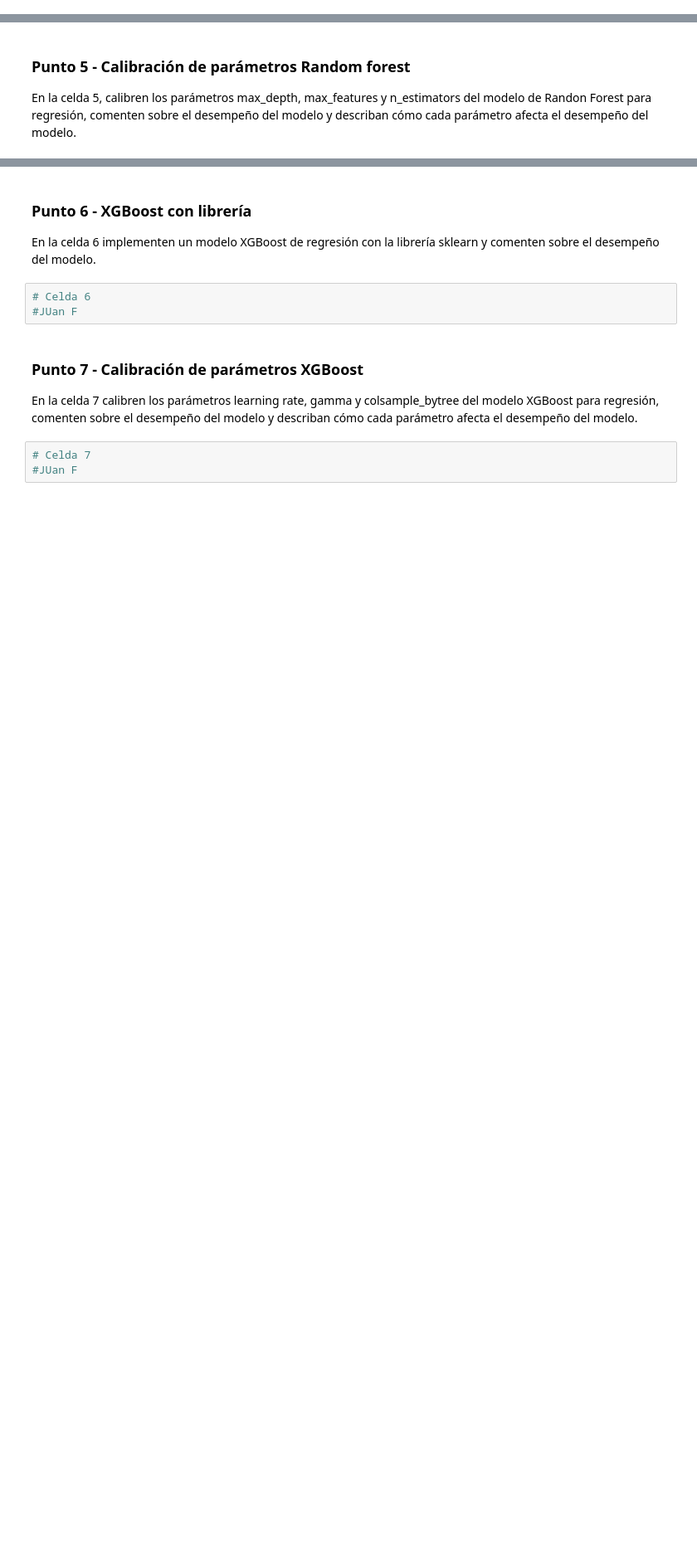
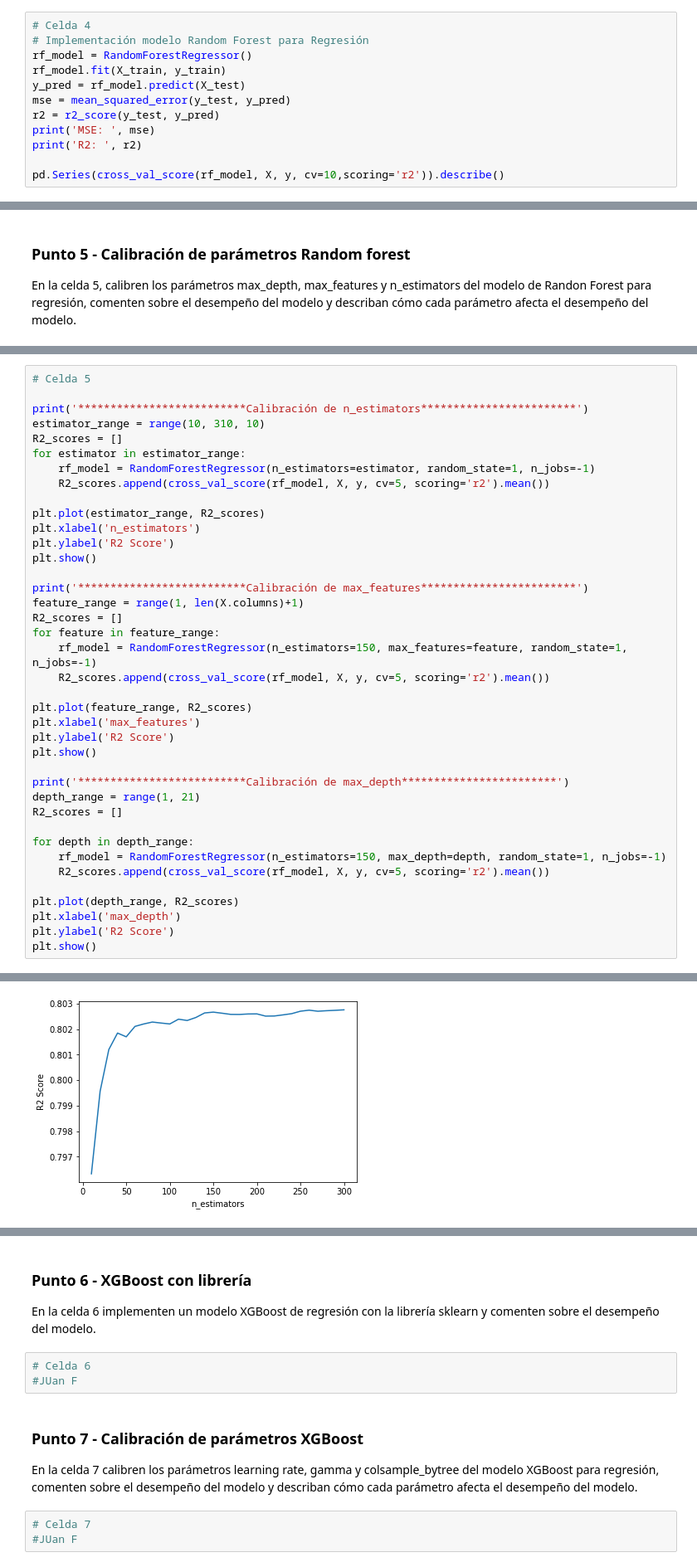
Before and after one commit to elkindavid/Machine-Learning, a Jupyter notebook: Week 2/S2TC1_RandomForests_Boosting.ipynb, the cells around one changed output, grey strips where cells are left out. Shown at 83% size. Drawn from its saved outputs; the diff is of its cells as text; blank space fills up the shorter version.

```diff
--- a/Week 2/S2TC1_RandomForests_Boosting.ipynb
+++ b/Week 2/S2TC1_RandomForests_Boosting.ipynb
@@ -204,0 +202,12 @@ En la celda 4, usando la librería sklearn entrenen un modelo de Randon Forest p
+# %%
+# Celda 4
+# Implementación modelo Random Forest para Regresión
+rf_model = RandomForestRegressor()
+rf_model.fit(X_train, y_train)
+y_pred = rf_model.predict(X_test)
+mse = mean_squared_error(y_test, y_pred)
+r2 = r2_score(y_test, y_pred)
+print('MSE: ', mse)
+print('R2: ', r2)
+
+pd.Series(cross_val_score(rf_model, X, y, cv=10,scoring='r2')).describe()
@@ -211,0 +232,40 @@ En la celda 5, calibren los parámetros max_depth, max_features y n_estimators d
+# %%
+# Celda 5
+
+print('**************************Calibración de n_estimators************************')
+estimator_range = range(10, 310, 10)
+R2_scores = []
+for estimator in estimator_range:
+    rf_model = RandomForestRegressor(n_estimators=estimator, random_state=1, n_jobs=-1)
+    R2_scores.append(cross_val_score(rf_model, X, y, cv=5, scoring='r2').mean())
+
+plt.plot(estimator_range, R2_scores)
+plt.xlabel('n_estimators')
+plt.ylabel('R2 Score')
+plt.show()
+
+print('**************************Calibración de max_features************************')
+feature_range = range(1, len(X.columns)+1)
+R2_scores = []
+for feature in feature_range:
+    rf_model = RandomForestRegressor(n_estimators=150, max_features=feature, random_state=1, n_jobs=-1)
+    R2_scores.append(cross_val_score(rf_model, X, y, cv=5, scoring='r2').mean())
+
+plt.plot(feature_range, R2_scores)
+plt.xlabel('max_features')
+plt.ylabel('R2 Score')
+plt.show()
+
+print('**************************Calibración de max_depth************************')
+depth_range = range(1, 21)
+R2_scores = []
+
+for depth in depth_range:
+    rf_model = RandomForestRegressor(n_estimators=150, max_depth=depth, random_state=1, n_jobs=-1)
+    R2_scores.append(cross_val_score(rf_model, X, y, cv=5, scoring='r2').mean())
+
+plt.plot(depth_range, R2_scores)
+plt.xlabel('max_depth')
+plt.ylabel('R2 Score')
+plt.show()
+# %% [output]
@@ -211,0 +273 @@ En la celda 5, calibren los parámetros max_depth, max_features y n_estimators d
+[figure, added]
```
Also changed, not shown: parts of 10 cells of this notebook.
